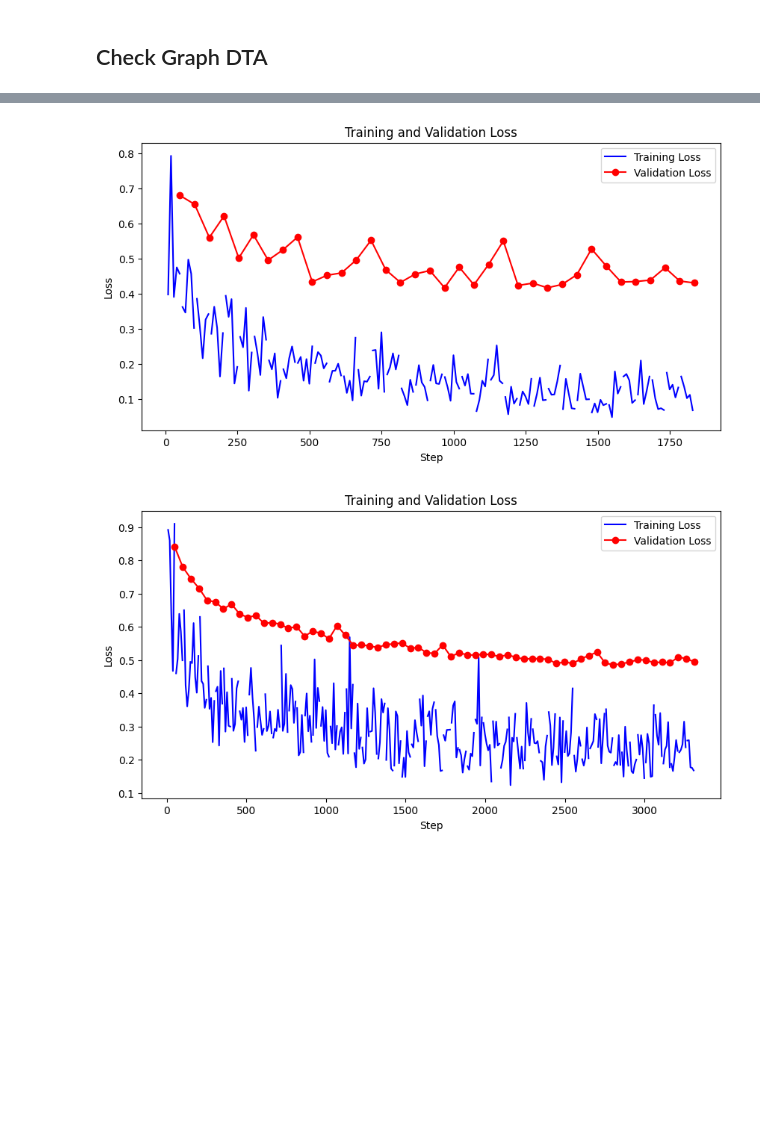
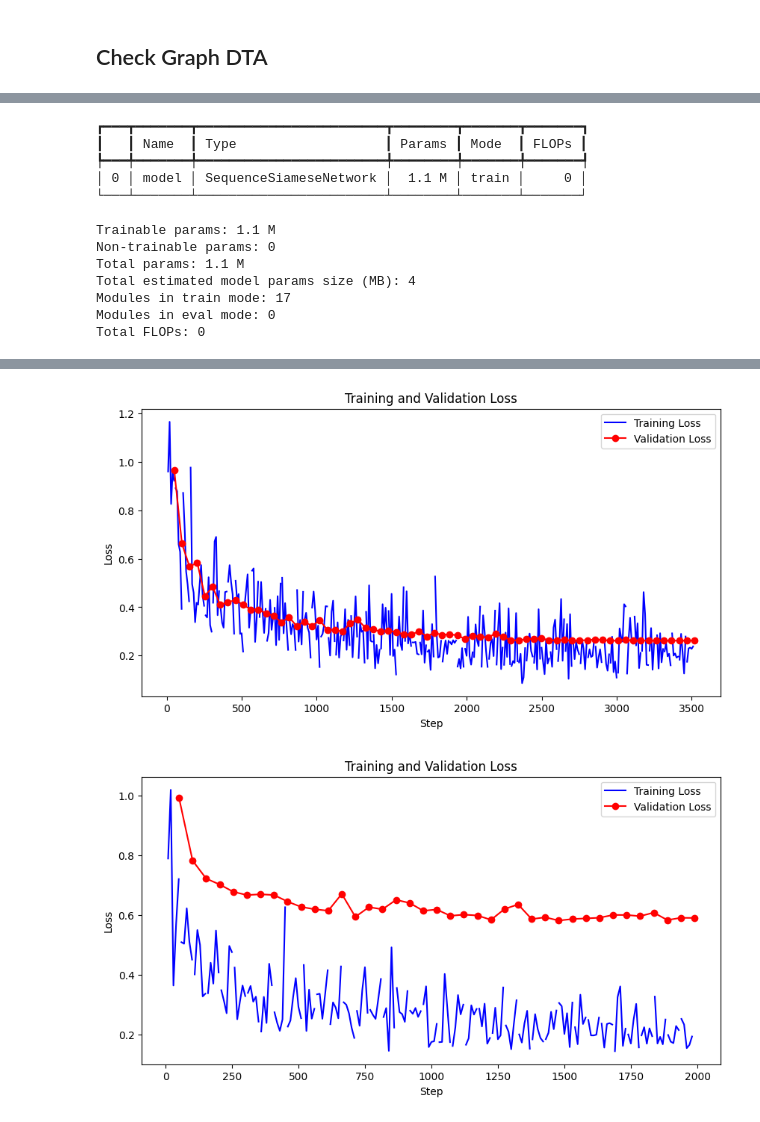
Before and after one commit to Djtrainer/cancer_research, a Jupyter notebook: notebooks/mdm2_breaker_model_eda.ipynb, the cells around one changed output, grey strips where cells are left out. Cells and saved outputs as stored; diff of their text form; code cells hidden in the pictures; blank space fills up the shorter version.

```diff
--- a/notebooks/mdm2_breaker_model_eda.ipynb
+++ b/notebooks/mdm2_breaker_model_eda.ipynb
@@ -1101,8 +577,8 @@ plt.show()
 ## Check Graph DTA
 # %%
 # 1. Create the new Sequence Encoder (Freshly initialized)
-seq_encoder = ProteinSequenceEncoder(output_dim=128) # The class I gave you earlier
-uninitialized_graph_model = GraphSiameseNetwork_v5()
+seq_encoder = ProteinSequenceEncoder(output_dim=128)
+uninitialized_graph_model = GraphSiameseNetwork_v5(molecular_encoding_type="gcn")
 # 2. Assemble the Hybrid Model
 # Note: We pass 'model_v5.encode_molecule' as the encoder function
 hybrid_model = SequenceSiameseNetwork(
@@ -1133,15 +609,16 @@ def train_model(
 
     system = SarcomaScoutSystem(model=model, protein_data=protein_data, lr=lr)
 
-    # trainer.fit(system, train_loader, val_loader)
+    trainer.fit(system, train_loader, val_loader)
 
     return model, train_loader, val_loader, test_loader
 # %%
 MDM2_SEQUENCE = "SQIPASEQETLVRPKPLLLKLLKSVGAQKDTYTMKEVLFYLGQYIMTKRLYDEKQQHIVYCSNDLLGDLFGVPSFSVKEHRKIYTMIYRNLVVVNQQESSDSGTSVSEN"
 
 # Simple Amino Acid Vocabulary
-AA_VOCAB = "ACDEFGHIKLMNPQRSTVWY" # The 20 standard
-char_to_int = {c: i+1 for i, c in enumerate(AA_VOCAB)} # Start at 1, 0 is padding
+AA_VOCAB = "ACDEFGHIKLMNPQRSTVWY"  # The 20 standard
+char_to_int = {c: i + 1 for i, c in enumerate(AA_VOCAB)}  # Start at 1, 0 is padding
+
 
 def tokenize_sequence(seq, max_len=1000):
     # Convert chars to ints, ignoring unknown chars
@@ -1155,8 +632,9 @@ def tokenize_sequence(seq, max_len=1000):
 
     return torch.tensor(indices, dtype=torch.long)
 
+
 # Usage
-mdm2_tensor = tokenize_sequence(MDM2_SEQUENCE).unsqueeze(0) # Add batch dim
+mdm2_tensor = tokenize_sequence(MDM2_SEQUENCE).unsqueeze(0)  # Add batch dim
 
 model_gdta, train_loader_gdta, val_loader_gdta, test_loader_gdta = train_model(
     model=hybrid_model,
@@ -1166,10 +644,10 @@ model_gdta, train_loader_gdta, val_loader_gdta, test_loader_gdta = train_model(
     val_indices=val_indices,
     test_indices=test_indices,
     epochs=EPOCHS,
-    lr=LR*10,
-    save_name="Model-GraphDTA_from_scratch",
+    lr=LR,
+    save_name="Model-GraphDTA_from_scratch_v2",
 )
-plot_loss("lightning_logs/version_11/metrics.csv")
+plot_loss("lightning_logs/version_15/metrics.csv")
 # %% [output]
 GPU available: True (mps), used: False
 TPU available: False, using: 0 TPU cores
@@ -1176,0 +656,12 @@ TPU available: False, using: 0 TPU cores
+┏━━━┳━━━━━━━┳━━━━━━━━━━━━━━━━━━━━━━━━┳━━━━━━━━┳━━━━━━━┳━━━━━━━┓
+┃   ┃ Name  ┃ Type                   ┃ Params ┃ Mode  ┃ FLOPs ┃
+┡━━━╇━━━━━━━╇━━━━━━━━━━━━━━━━━━━━━━━━╇━━━━━━━━╇━━━━━━━╇━━━━━━━┩
+│ 0 │ model │ SequenceSiameseNetwork │  1.1 M │ train │     0 │
+└───┴───────┴────────────────────────┴────────┴───────┴───────┘
+Trainable params: 1.1 M
+Non-trainable params: 0
+Total params: 1.1 M
+Total estimated model params size (MB): 4
+Modules in train mode: 17
+Modules in eval mode: 0
+Total FLOPs: 0
@@ -1177,7 +670,7 @@ TPU available: False, using: 0 TPU cores
-[figure, old version]
+[figure, new version]
 # %%
-plot_loss("lightning_logs/version_9/metrics.csv")
+plot_loss("lightning_logs/version_15/metrics.csv")
 # %% [output]
-[figure, old version]
+[figure, new version]
 # %%
 # 1. Load the raw checkpoint
```
Also changed, not shown: parts of 37 cells of this notebook, 9 other files.
